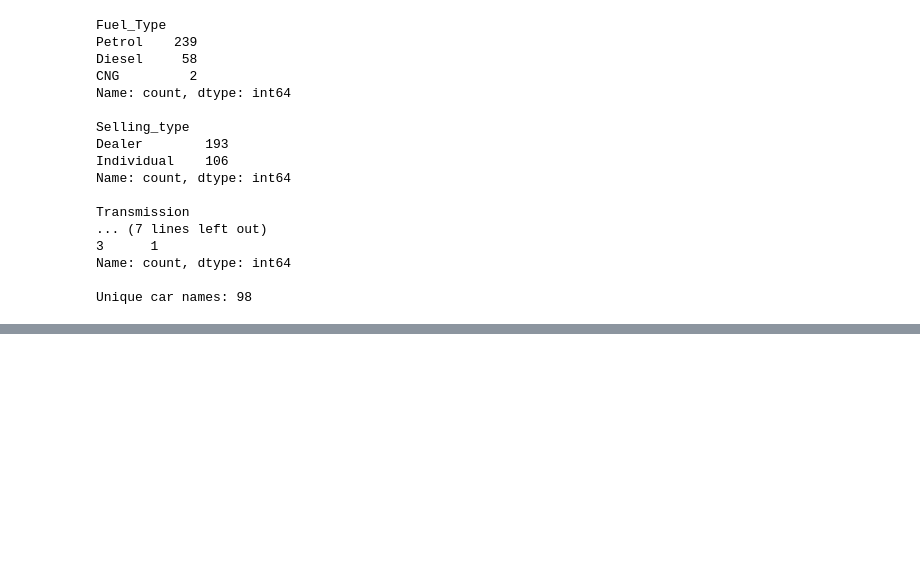
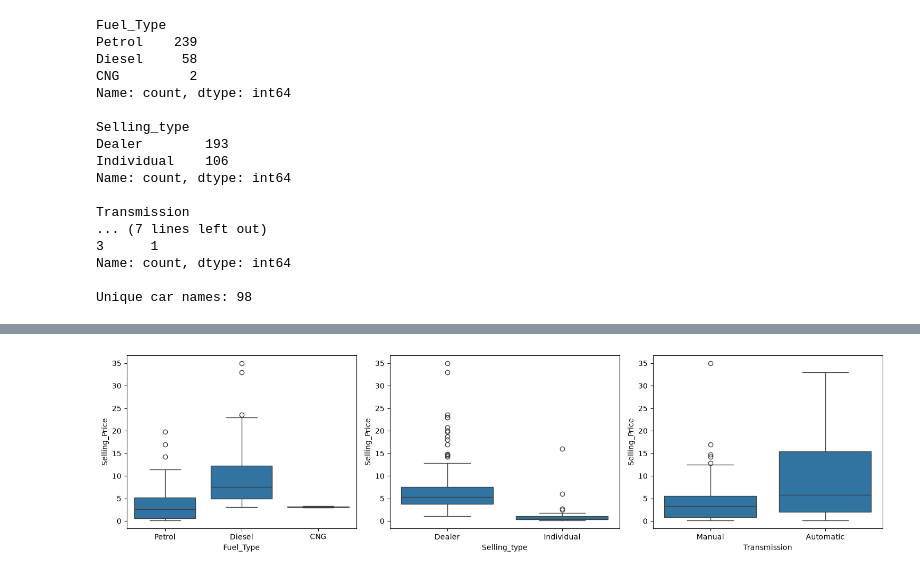
Before and after one commit to Logical883/CodeAlpha_CarPricePrediction, a Jupyter notebook: car_price_prediction.ipynb, the cells around one changed output, grey strips where cells are left out. Cells and saved outputs as stored; diff of their text form; code cells hidden in the pictures; blank space fills up the shorter version.

```diff
--- a/car_price_prediction.ipynb
+++ b/car_price_prediction.ipynb
@@ -87,0 +101,8 @@ Unique car names: 98
+# %%
+fig, axes = plt.subplots(1, 3, figsize=(15, 4))
+for ax, col in zip(axes, ["Fuel_Type", "Selling_type", "Transmission"]):
+    sns.boxplot(data=df, x=col, y="Selling_Price", ax=ax)
+plt.tight_layout()
+plt.show()
+# %% [output]
+[figure, added]
```
Also changed, not shown: parts of 12 cells of this notebook.
